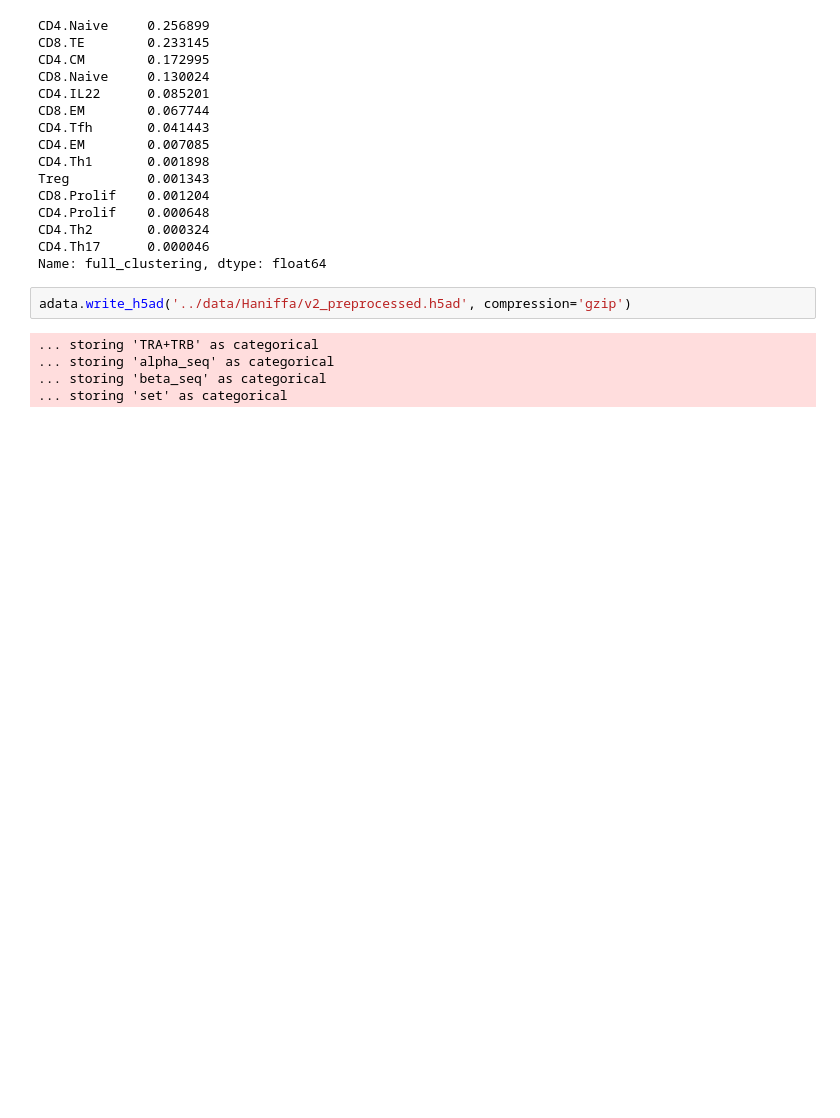
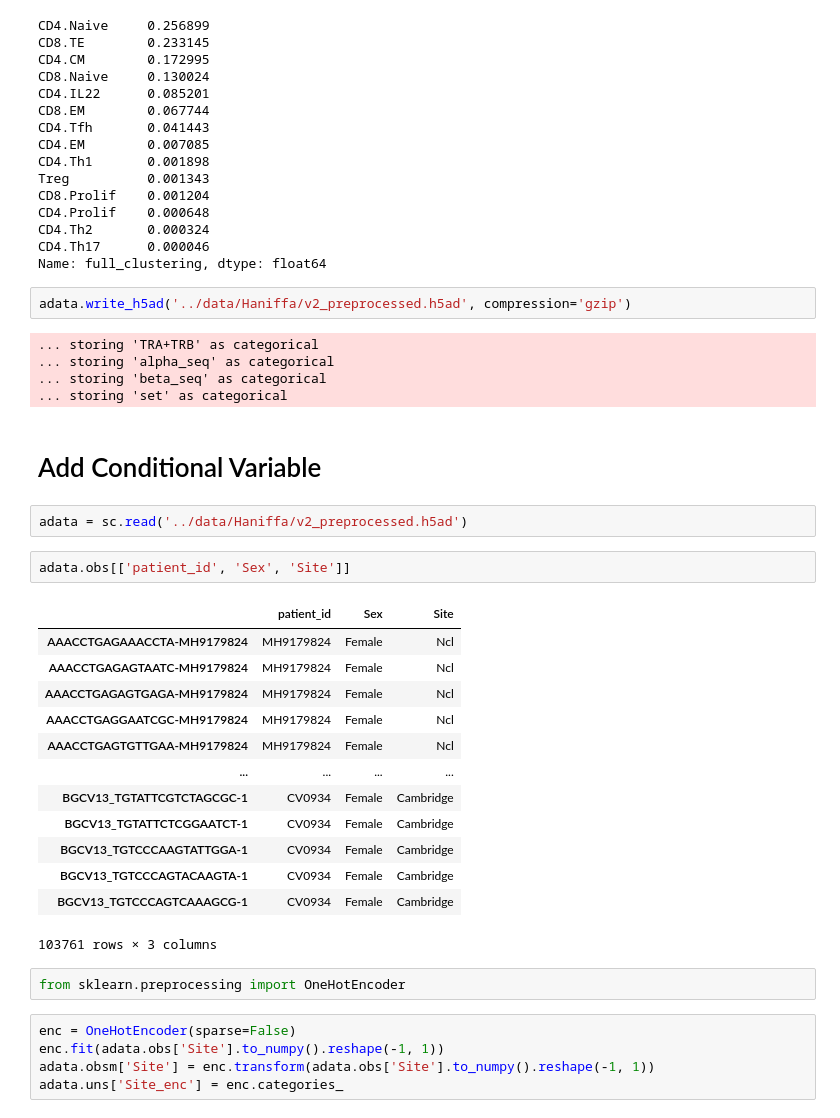
Before and after one commit to SchubertLab/mvTCR, a Jupyter notebook: preprocessing/haniffa_preprocessing.ipynb, the cells around one changed output. Drawn from its saved outputs; the diff is of its cells as text; blank space fills up the shorter version.

```diff
--- a/preprocessing/haniffa_preprocessing.ipynb
+++ b/preprocessing/haniffa_preprocessing.ipynb
@@ -476,3 +478,30 @@ adata.write_h5ad('../data/Haniffa/v2_preprocessed.h5ad', compression='gzip')
 ... storing 'alpha_seq' as categorical
 ... storing 'beta_seq' as categorical
 ... storing 'set' as categorical
+# %% [markdown]
+# Add Conditional Variable
+# %%
+adata = sc.read('../data/Haniffa/v2_preprocessed.h5ad')
+# %%
+adata.obs[['patient_id', 'Sex', 'Site']]
+# %% [output]
+|  | patient_id | Sex | Site |
+| AAACCTGAGAAACCTA-MH9179824 | MH9179824 | Female | Ncl |
+| AAACCTGAGAGTAATC-MH9179824 | MH9179824 | Female | Ncl |
+| AAACCTGAGAGTGAGA-MH9179824 | MH9179824 | Female | Ncl |
+| AAACCTGAGGAATCGC-MH9179824 | MH9179824 | Female | Ncl |
+| AAACCTGAGTGTTGAA-MH9179824 | MH9179824 | Female | Ncl |
+| ... | ... | ... | ... |
+| BGCV13_TGTATTCGTCTAGCGC-1 | CV0934 | Female | Cambridge |
+| BGCV13_TGTATTCTCGGAATCT-1 | CV0934 | Female | Cambridge |
+| BGCV13_TGTCCCAAGTATTGGA-1 | CV0934 | Female | Cambridge |
+| BGCV13_TGTCCCAGTACAAGTA-1 | CV0934 | Female | Cambridge |
+| BGCV13_TGTCCCAGTCAAAGCG-1 | CV0934 | Female | Cambridge |
+103761 rows × 3 columns
+# %%
+from sklearn.preprocessing import OneHotEncoder
+# %%
+enc = OneHotEncoder(sparse=False)
+enc.fit(adata.obs['Site'].to_numpy().reshape(-1, 1))
+adata.obsm['Site'] = enc.transform(adata.obs['Site'].to_numpy().reshape(-1, 1))
+adata.uns['Site_enc'] = enc.categories_
```
Also changed, not shown: parts of 12 cells of this notebook, 10 other files.
